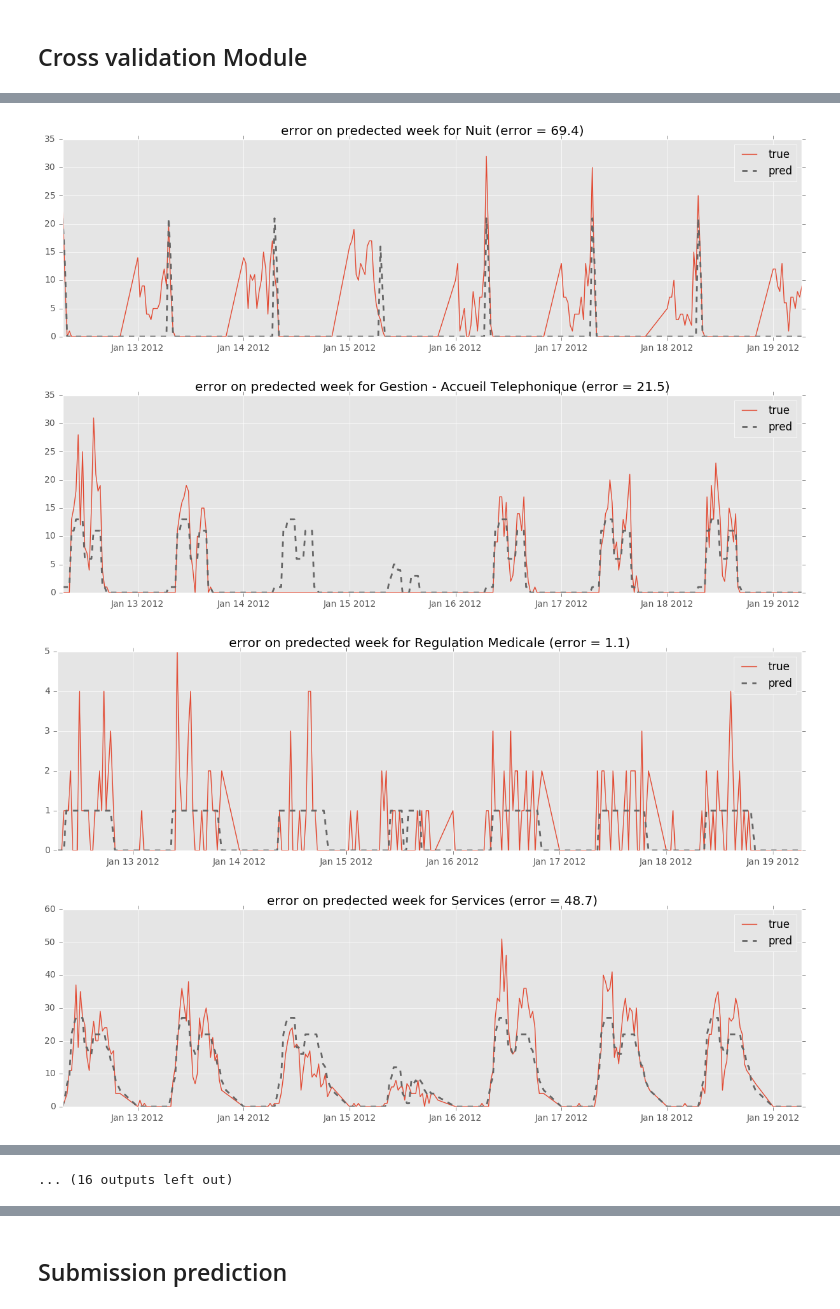
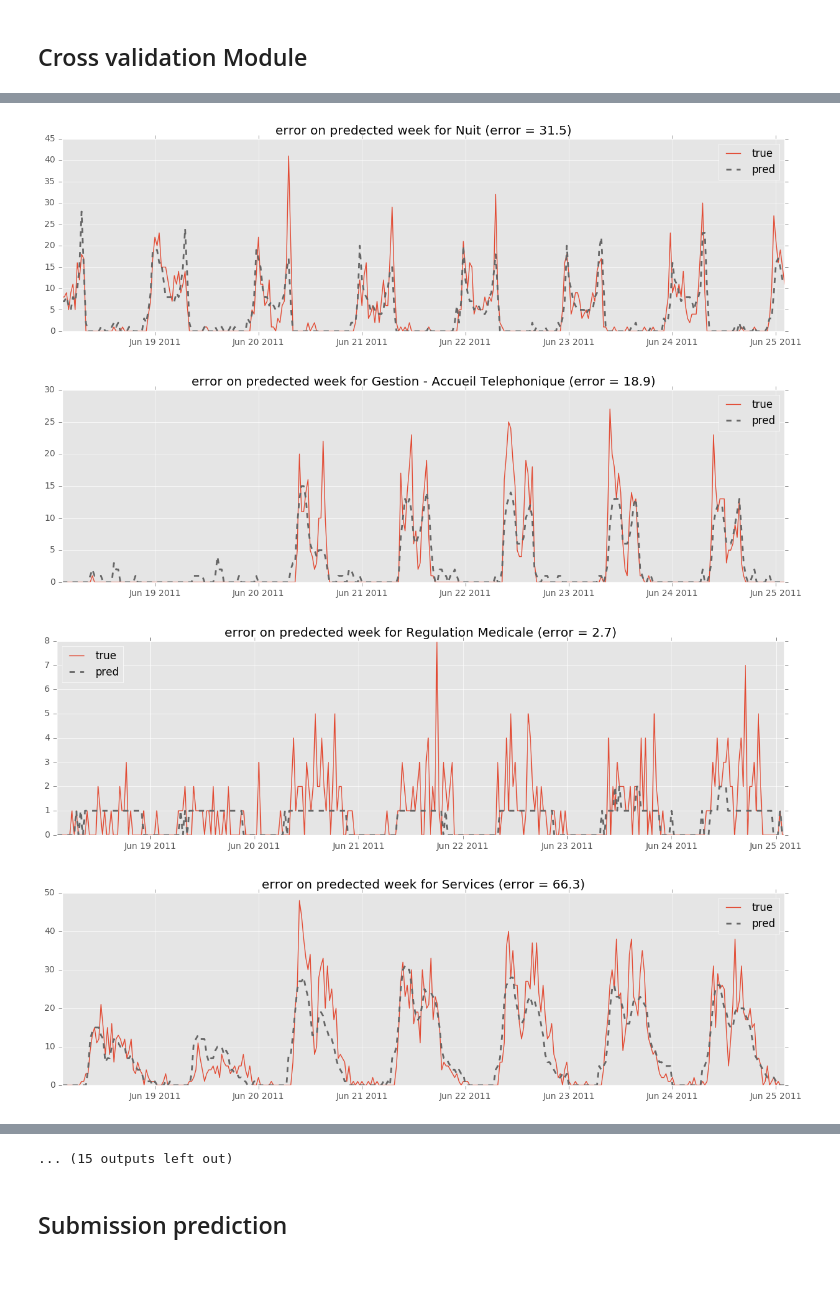
Before and after one commit to GRichard513/AxaChallenge, a Jupyter notebook: Projet_Axa_Antoine.ipynb, the cells around one changed output, grey strips where cells are left out. Saved outputs shown, nothing was run; the diff lists cells and outputs as text; code cells hidden in the pictures; blank space fills up the shorter version.

```diff
--- a/Projet_Axa_Antoine.ipynb
+++ b/Projet_Axa_Antoine.ipynb
@@ -246,3 +234,25 @@ y_df.drop(y_df.index[:n_periods_window+n_periods_advance], inplace=True)
+# %%
+def add_features():
+
+    # Set number of hours prediction is in advance
+    n_periods_advance = 336
+
+    # Set number of historic hours used
+    n_periods_window = 336
+
+    for cat in y_df:
+        if cat not in ['Evenements','Gestion Amex']:
+            for k in range(n_periods_advance,n_periods_advance+n_periods_window):
+                X_test['%s_t-%i'%(cat.decode('utf-8'),k)] = y_df[cat].shift(k*30, freq='min')
+                X_train['%s_t-%i'%(cat.decode('utf-8'),k)] = y_df[cat].shift(k)
+
+    # remove raw following week without data
+    y_df.drop(X_train[pd.isnull(X_train).any(axis=1)].index, inplace=True)
+    X_train.drop(X_train[pd.isnull(X_train).any(axis=1)].index, inplace=True)
+
+    return X_train, y_df
+
+X_train, y_df = add_features()
 # %% [markdown]
 ## Feature extractor
 # %%
@@ -440,6 +481,7 @@ def train_test_model_clf(X_df, y_df, skf_is, FeatureExtractor, Regressor, GS):
 
             # test/train definition
             X_train_df = X_df.iloc[train_is].copy()
+            # for prediction only use general features such as date and time and category last week data
             base_col = ['year','month','day','hour','min','workingday','holiday','weekday','night']
             filter_col = [col for col in list(X_train_df) if (col.startswith(cat.decode('utf-8')) or col in base_col)]
             X_train_df = X_train_df[filter_col]
@@ -449,11 +491,12 @@ def train_test_model_clf(X_df, y_df, skf_is, FeatureExtractor, Regressor, GS):
             y_test_df = y_df.iloc[test_is].copy()
 
 
+            # for téléphonie only use last 6 month because data range to vary a lot each year
             if cat in ['Téléphonie']: #Tech. Axa','CAT'
                 X_train_df = X_train_df.last('6m')
                 y_train_df = y_train_df.last('6m')
 
-            # casual/registered definition
+            # label category definition
             y_train_reg[cat] = y_train_df[cat].values
             y_test_reg[cat] = y_test_df[cat].values
             # y_test_reg = y_test_df['count'].values
@@ -471,10 +514,10 @@ def train_test_model_clf(X_df, y_df, skf_is, FeatureExtractor, Regressor, GS):
             # regressors initialisation
             reg[cat] = Regressor()
 
-            # grid search to calibrate model before fitting
+            # grid search to calibrate model before fitting (if set to True in function)
             if GS :
-                #if cat in ['Tech. Axa','Téléphonie','CAT']:
-                reg[cat].grid_search_fit(X_train_array_reg, y_train_reg[cat])
+                if cat in ['Tech. Axa','Téléphonie','CAT']:
+                    reg[cat].grid_search_fit(X_train_array_reg, y_train_reg[cat])
 
             # fitting model
             print("Training algorithm for %s..." %cat.decode('utf-8')),
@@ -512,7 +555,9 @@ def train_test_model_clf(X_df, y_df, skf_is, FeatureExtractor, Regressor, GS):
     print('train sample size %% total sample size = %.2f%%' %(100*float(l)/k))
     print('error = %.1f' %(error))
 
-X_train, X_train_CV = split_data(y_df)
+# splitting sample for CV :
+# take a radom part of the train sample (at least 50% of the original data size) and the last week to test results
+X_train, X_train_CV = split_data(X_train)
 a = X_train.shape[0]
 b = X_train_CV.shape[0]
 skf_is = ([np.arange(a-b).astype(int),np.arange(a-b,a).astype(int)])
@@ -559,4 +587,4 @@ error = 1064987.4
-[figure, old version]
+[figure, new version]
-[figure, old version]
+[figure, new version]
-[figure, old version]
+[figure, new version]
-[figure, old version]
+[figure, new version]
@@ -566 +593,0 @@ error = 1064987.4
-... (16 outputs left out)
@@ -567,3 +595,4 @@ error = 1064987.4
+... (15 outputs left out)
 # %% [markdown]
 ## Submission prediction
 # %%
```
Also changed, not shown: parts of 18 cells of this notebook.
